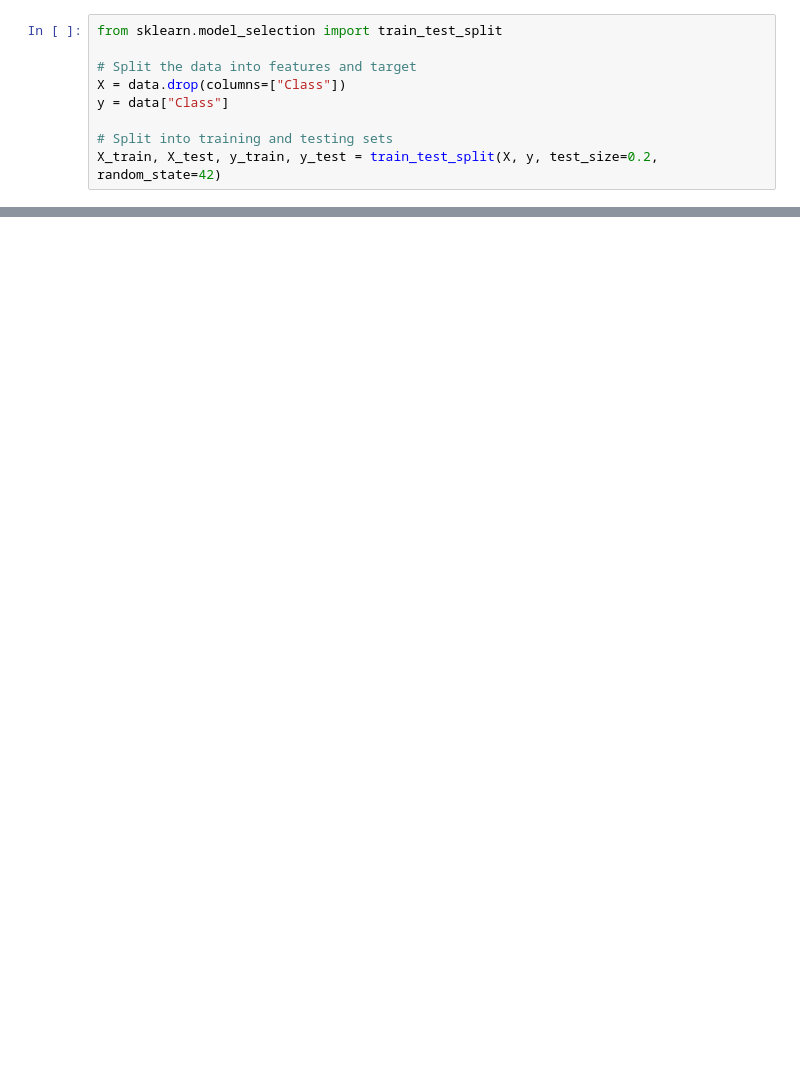
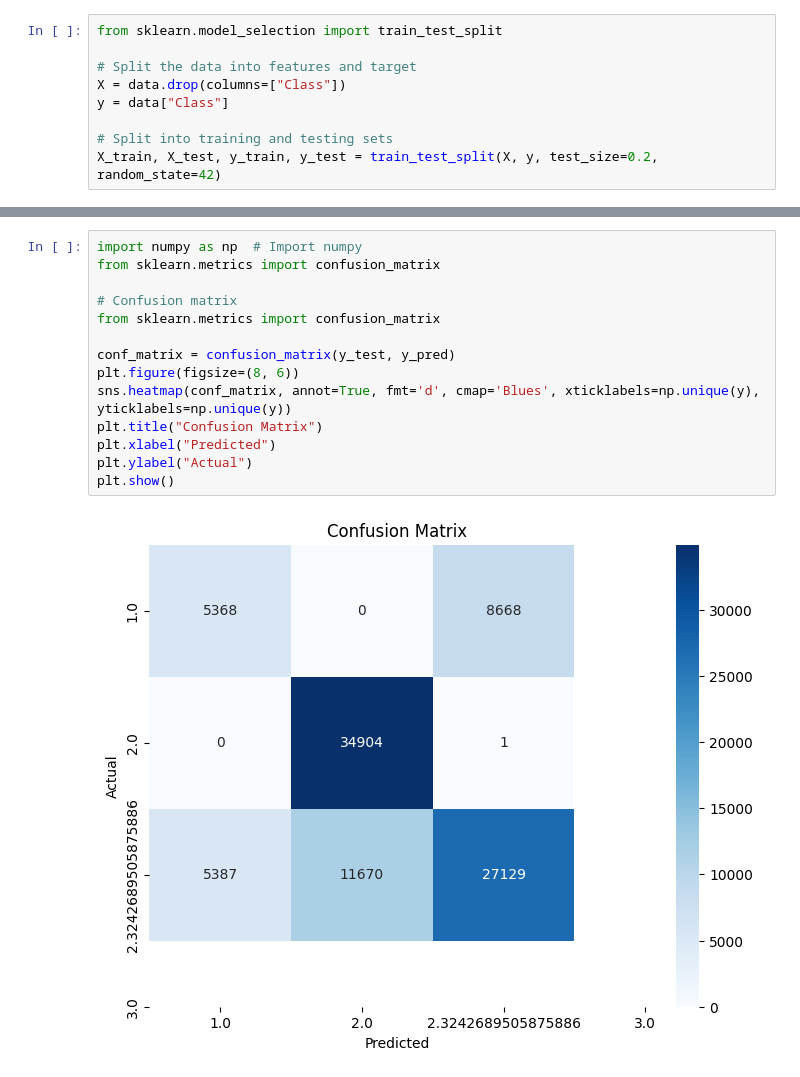
Before and after one commit to Lavakumar14/DPA, a Jupyter notebook: FinalProject_DPA.ipynb, the cells around one changed output, grey strips where cells are left out. Saved outputs shown, nothing was run; the diff lists cells and outputs as text; blank space fills up the shorter version.

```diff
--- a/FinalProject_DPA.ipynb
+++ b/FinalProject_DPA.ipynb
@@ -178,3 +210,19 @@ Top Features:
+# %%
+import numpy as np  # Import numpy
+from sklearn.metrics import confusion_matrix
+
+# Confusion matrix
+from sklearn.metrics import confusion_matrix
+
+conf_matrix = confusion_matrix(y_test, y_pred)
+plt.figure(figsize=(8, 6))
+sns.heatmap(conf_matrix, annot=True, fmt='d', cmap='Blues', xticklabels=np.unique(y), yticklabels=np.unique(y))
+plt.title("Confusion Matrix")
+plt.xlabel("Predicted")
+plt.ylabel("Actual")
+plt.show()
+# %% [output]
+[figure, added]
 # %%
 !pip install onnxconverter-common
 !pip install skl2onnx
```
Also changed, not shown: parts of 14 cells of this notebook.
